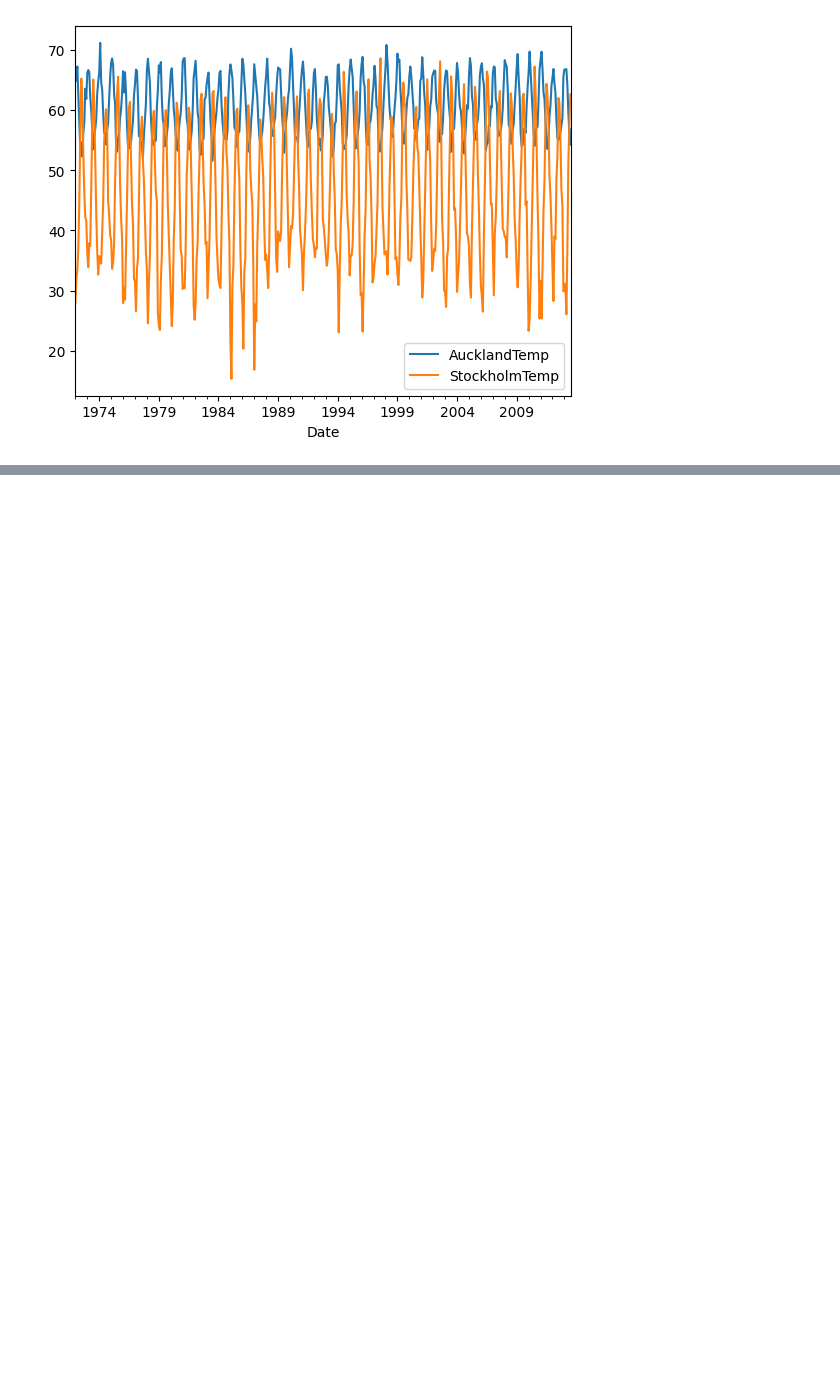
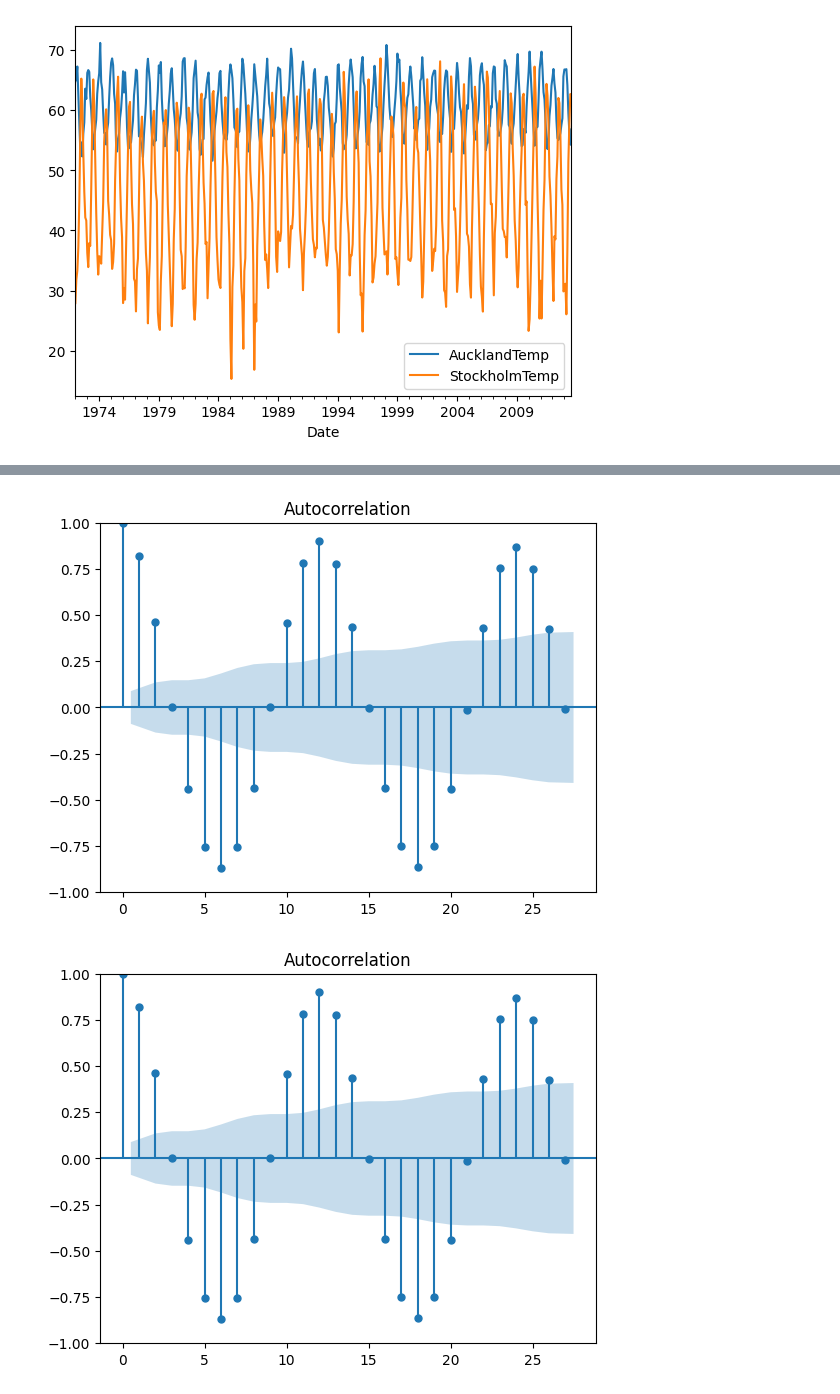
Before and after one commit to babakkeshavarz/time_series, a Jupyter notebook: VARMA_Temperature.ipynb, the cells around one changed output, grey strips where cells are left out. Drawn from its saved outputs; the diff is of its cells as text; code cells hidden in the pictures; blank space fills up the shorter version.

```diff
--- a/VARMA_Temperature.ipynb
+++ b/VARMA_Temperature.ipynb
@@ -101,0 +124,6 @@ test = joined_part.iloc[-Ntest:].copy()
+# %%
+plot_acf(train['ScaledAuckland'])
+#### shows a strong seasonal pattern
+# %% [output]
+[figure, added]
+[figure, added]
```
Also changed, not shown: parts of 13 cells of this notebook.
